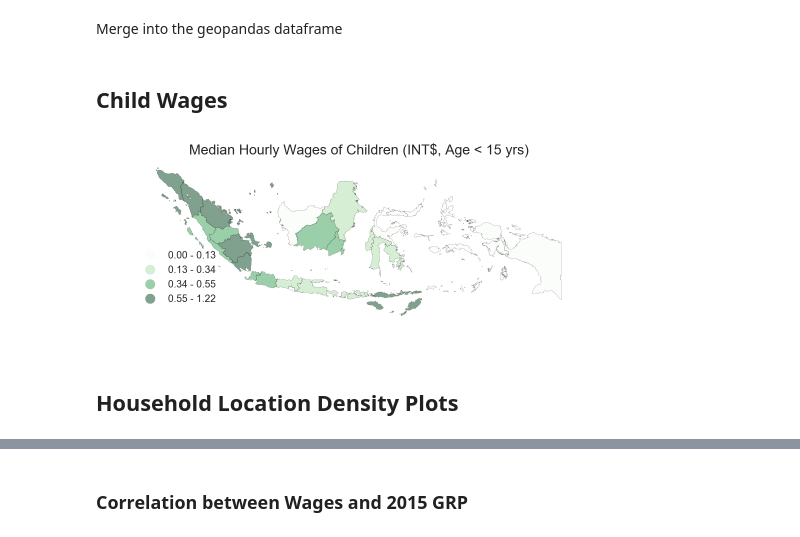
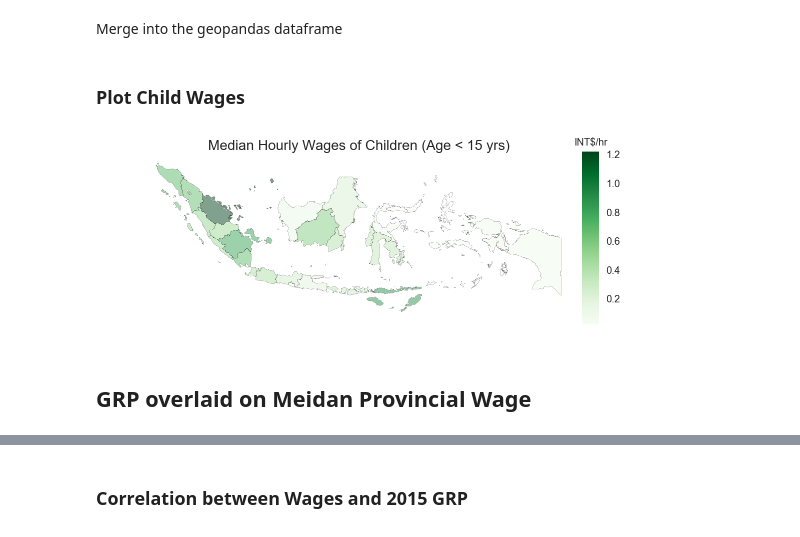
Before and after one commit to VoodooChild83/Doctoral_Thesis-IFLS_Project, a Jupyter notebook: Project Files/Maps/Python Visualization of Indonesian Statistics/Visualizations/Creation of Shape Files and Visualizations/Notebooks/Indonesian Wages and Schooling - Cleaning and Mapping.ipynb, the cells around one changed output, grey strips where cells are left out. Drawn from its saved outputs; the diff is of its cells as text; code cells hidden in the pictures.

```diff
--- a/Project Files/Maps/Python Visualization of Indonesian Statistics/Visualizations/Creation of Shape Files and Visualizations/Notebooks/Indonesian Wages and Schooling - Cleaning and Mapping.ipynb
+++ b/Project Files/Maps/Python Visualization of Indonesian Statistics/Visualizations/Creation of Shape Files and Visualizations/Notebooks/Indonesian Wages and Schooling - Cleaning and Mapping.ipynb
@@ -382,20 +385,23 @@ Merge into the geopandas dataframe
 # %%
 Ind_Child = Ind.merge(Avg_Prov_Child, how='left', on="Prov Code").dropna()
 # %% [markdown]
-## Child Wages
+### Plot Child Wages
 # %%
 fig, ax = plt.subplots(1,1,figsize=(8,3))
 
-( Ind_Child.plot(ax=ax, column="r_wage_hr", cmap='Greens', scheme="quantiles", k=4, linewidth=0.1, legend=True)
-           .axis('off')  );
+vmin, vmax = Ind_Child.r_wage_hr.min(), Ind_Child.r_wage_hr.max()
 
-ax.get_legend().set_bbox_to_anchor(LOC)
+Ind_Child.plot(ax=ax, column="r_wage_hr", cmap='Greens',linewidth=0.1).axis('off');
 
-plt.title('Median Hourly Wages of Children (INT$, Age < 15 yrs)', fontsize=14);
+plt.title('Median Hourly Wages of Children (Age < 15 yrs)', fontsize=14);
+
+#Color bar for choropleth
+cax = fig.add_axes([0.9, 0.1, 0.03, 0.8])
+sm = plt.cm.ScalarMappable(cmap='Greens', norm=plt.Normalize(vmin=vmin, vmax=vmax))
+sm._A = []
+fig.colorbar(sm, cax=cax).ax.set_title('INT$/hr', fontsize=10)
 
 fig.savefig('/Users/idiosyncrasy58/Desktop/Child_Med_Wages.png',
             dpi=500, frameon=False, bbox_inches='tight');
 # %% [output]
-[figure, old version]
+[figure, new version]
-# %% [markdown]
-## Household Location Density Plots
@@ -405 +408,3 @@ hh_loc = ( pd.read_stata(Path_IFLS+"Temp Files/Counts of Household Locations.dta
+# %% [markdown]
+## GRP overlaid on Meidan Provincial Wage
 # %%
```
Also changed, not shown: parts of 22 cells of this notebook, 4 other files.
